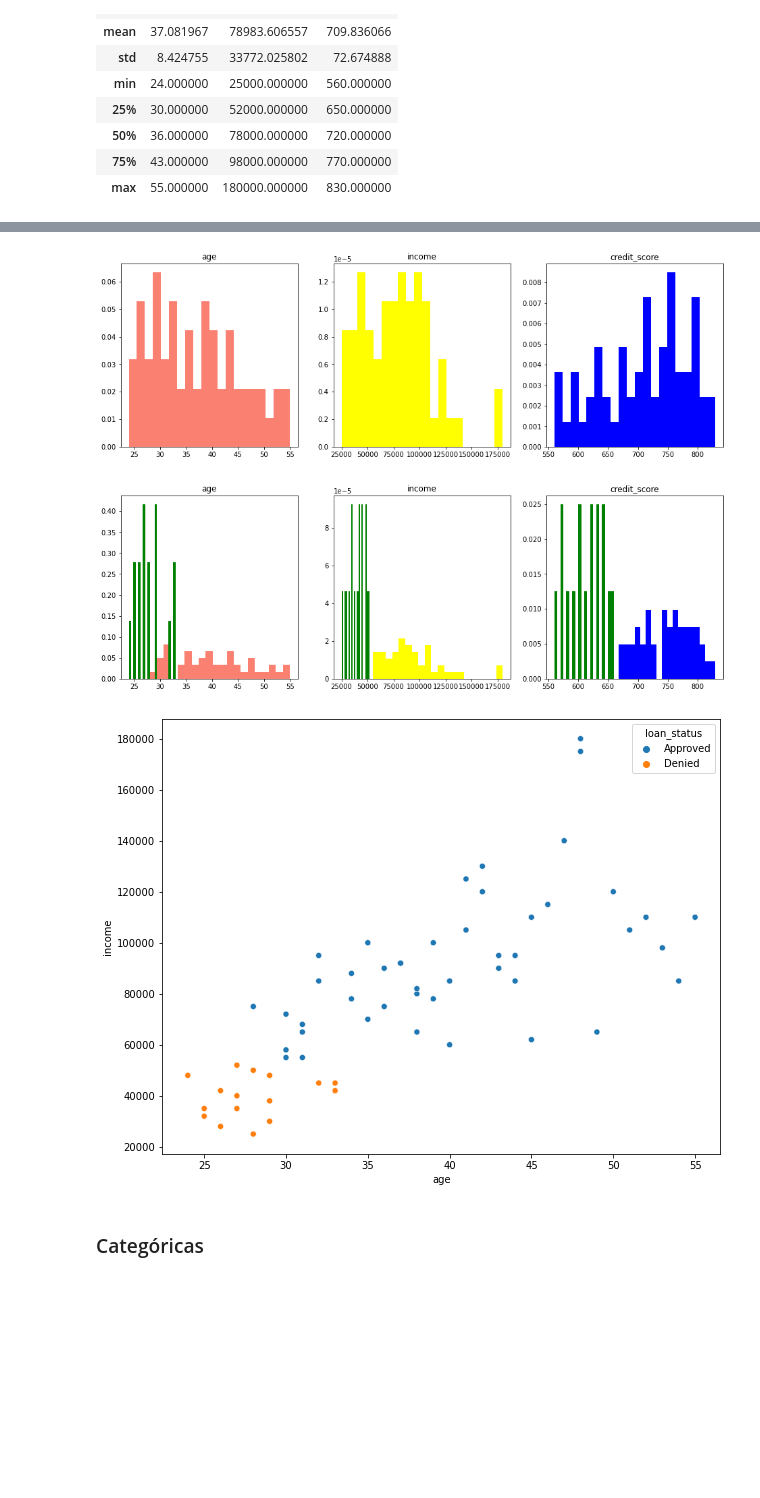
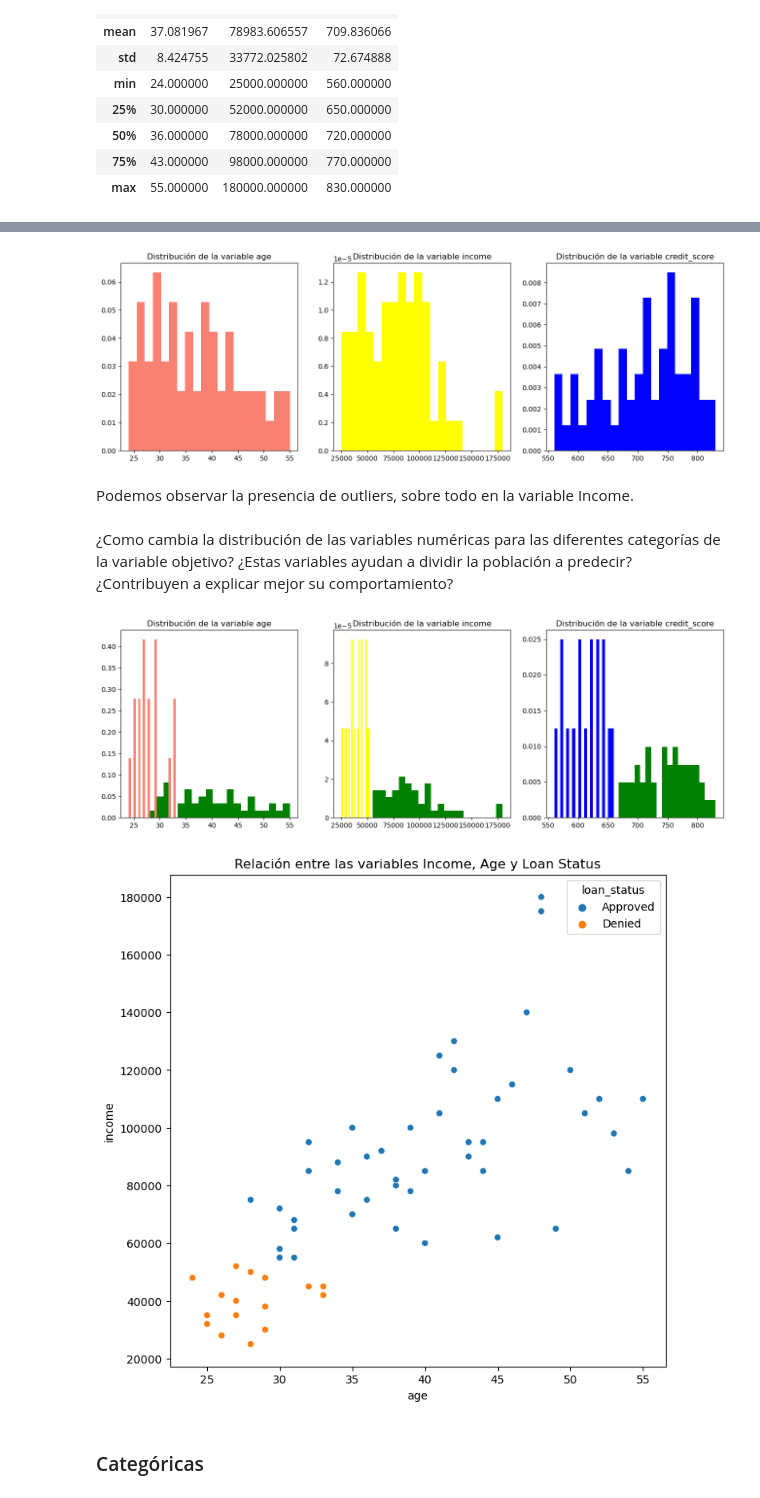
Before and after one commit to AntoSambuceti/datascience_classes, a Jupyter notebook: MM/Ciclo Ciencia de Datos/1.EDA.ipynb, the cells around one changed output, grey strips where cells are left out. Cells and saved outputs as stored; diff of their text form; code cells hidden in the pictures; blank space fills up the shorter version.

```diff
--- a/MM/Ciclo Ciencia de Datos/1.EDA.ipynb
+++ b/MM/Ciclo Ciencia de Datos/1.EDA.ipynb
@@ -118,25 +125,31 @@ fig, axes = plt.subplots(1, len(numerical_columns),figsize=(16,5))
 for i, column in enumerate(numerical_columns):
 
     axes[i].hist(data[column], color=colors[i], bins=20, density=True)
-    axes[i].set_title(f'{column}')
+    axes[i].set_title(f'Distribución de la variable {column}')
 # %% [output]
-[figure, old version]
+[figure, new version]
+# %% [markdown]
+Podemos observar la presencia de outliers, sobre todo en la variable Income.
+# %% [markdown]
+¿Como cambia la distribución de las variables numéricas para las diferentes categorías de la variable objetivo?
+¿Estas variables ayudan a dividir la población a predecir? ¿Contribuyen a explicar mejor su comportamiento?
 # %%
 colors = ['salmon','yellow','blue']
 fig, axes = plt.subplots(1, len(numerical_columns),figsize=(16,5))
 
 for i, column in enumerate(numerical_columns):
 
-    axes[i].hist(data[data['loan_status'] == 'Approved'][column], color=colors[i], bins=20, density=True)
-    axes[i].hist(data[data['loan_status'] == 'Denied'][column], color='green', bins=20, density=True)
-    axes[i].set_title(f'{column}')
+    axes[i].hist(data[data['loan_status'] == 'Approved'][column], color='green', bins=20, density=True)
+    axes[i].hist(data[data['loan_status'] == 'Denied'][column], color=colors[i], bins=20, density=True)
+    axes[i].set_title(f'Distribución de la variable {column}')
 # %% [output]
-[figure, old version]
+[figure, new version]
 # %%
-fig = plt.figure(figsize=(10,8))
+fig = plt.figure(figsize=(8,8))
 sns.scatterplot(data=data, x='age', y='income', hue='loan_status', legend="auto")
+plt.title(f'Relación entre las variables Income, Age y Loan Status')
 plt.show()
 # %% [output]
-[figure, old version]
+[figure, new version]
 # %% [markdown]
 ### Categóricas
```
Also changed, not shown: parts of 10 cells of this notebook, 1 other file.
